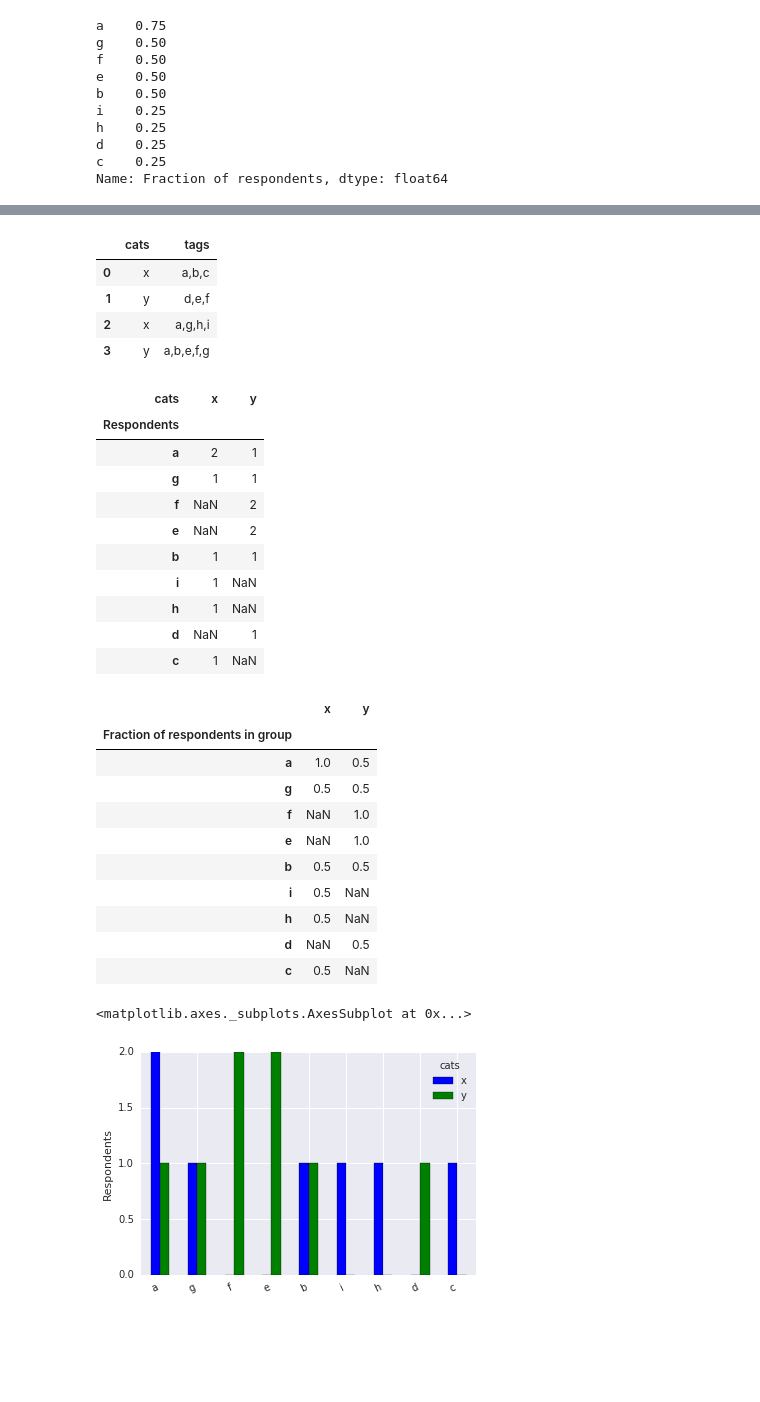
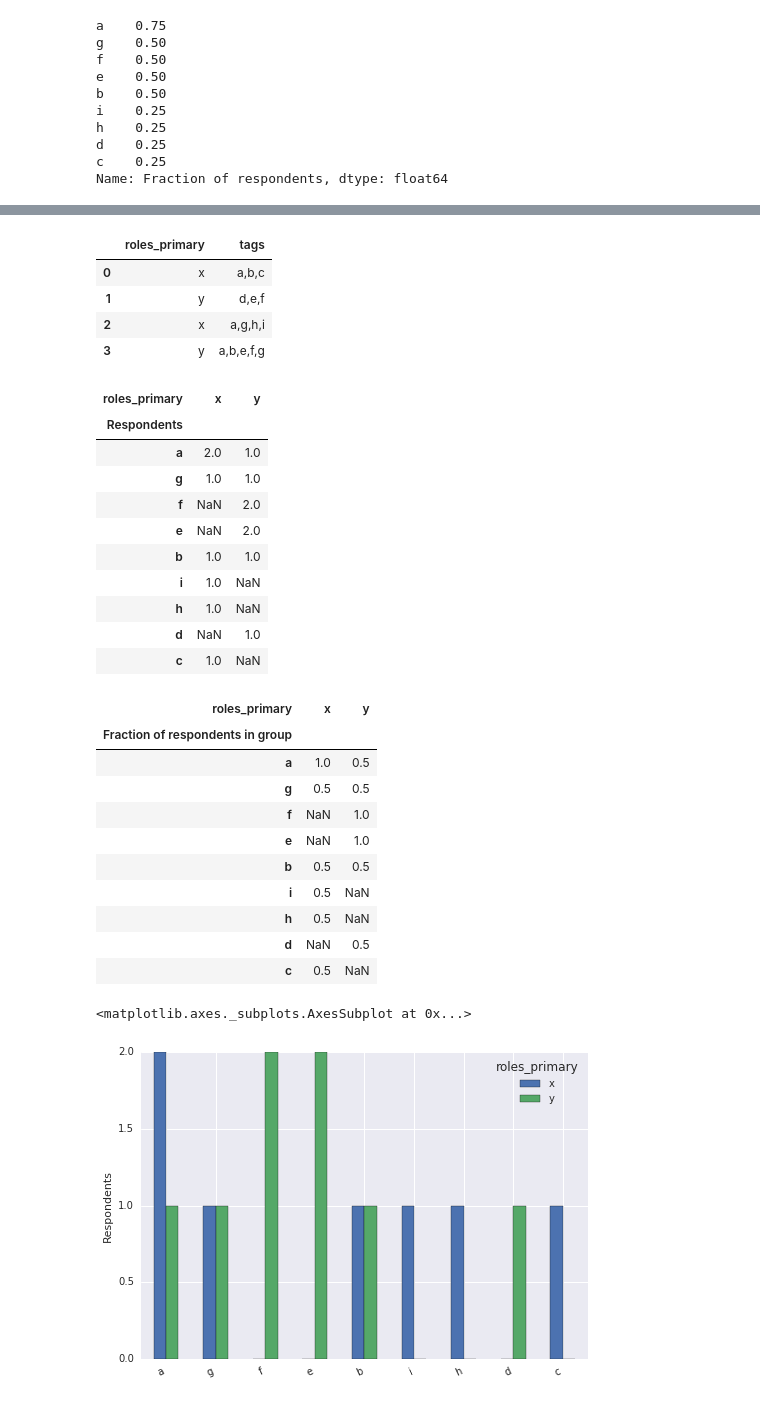
Before and after one commit to jupyter/design, a Jupyter notebook: surveys/2015-notebook-ux/analysis/5_utils.ipynb, the cells around one changed output, grey strips where cells are left out. Drawn from its saved outputs; the diff is of its cells as text; code cells hidden in the pictures; blank space fills up the shorter version.

Commit message:
Plotting refines
* Enable plotting by role
* Fix color palette setup
* Improve plot util test cases

(c) Copyright IBM Corp. 2016

```diff
--- a/surveys/2015-notebook-ux/analysis/5_utils.ipynb
+++ b/surveys/2015-notebook-ux/analysis/5_utils.ipynb
@@ -19,7 +15,7 @@ import glob
 import collections
 from ipywidgets import interact
 # %%
-df = pd.DataFrame({'tags': ['a,b,c', 'd,e,f', 'a,g,h,i', 'a,b,e,f,g'], 'cats': ['x', 'y' , 'x', 'y']})
+df = pd.DataFrame({'tags': ['a,b,c', 'd,e,f', 'a,g,h,i', 'a,b,e,f,g'], 'roles_primary': ['x', 'y', 'x', 'y']})
 # %%
 # <api>
 def count_tags(tag_series, pct=False):
@@ -148,31 +144,31 @@ pd.Series.count_tags_by = count_tags_by
 # <help:count_tags_by>
 df
 # %% [output]
-|  | cats | tags |
+|  | roles_primary | tags |
 | 0 | x | a,b,c |
 | 1 | y | d,e,f |
 | 2 | x | a,g,h,i |
 | 3 | y | a,b,e,f,g |
 # %%
 # <help:count_tags_by>
-df.tags.count_tags_by(df.cats)
+df.tags.count_tags_by(df.roles_primary)
 # %% [output]
-| cats | x | y |
+| roles_primary | x | y |
 | Respondents |  |  |
-| a | 2 | 1 |
-| g | 1 | 1 |
-| f | NaN | 2 |
-| e | NaN | 2 |
-| b | 1 | 1 |
-| i | 1 | NaN |
-| h | 1 | NaN |
-| d | NaN | 1 |
-| c | 1 | NaN |
+| a | 2.0 | 1.0 |
+| g | 1.0 | 1.0 |
+| f | NaN | 2.0 |
+| e | NaN | 2.0 |
+| b | 1.0 | 1.0 |
+| i | 1.0 | NaN |
+| h | 1.0 | NaN |
+| d | NaN | 1.0 |
+| c | 1.0 | NaN |
 # %%
 # <help:count_tags_by>
-df.tags.count_tags_by(df.cats, pct=True)
+df.tags.count_tags_by(df.roles_primary, pct=True)
 # %% [output]
-|  | x | y |
+| roles_primary | x | y |
 | Fraction of respondents in group |  |  |
 | a | 1.0 | 0.5 |
 | g | 0.5 | 0.5 |
@@ -213,10 +209,10 @@ def plot_tags_by(grouped_tag_counts, ax=None, order=None):
 pd.DataFrame.plot_tags_by = plot_tags_by
 # %%
 # <help:plot_tags_by>
-df.tags.count_tags_by(df.cats).plot_tags_by()
+df.tags.count_tags_by(df.roles_primary).plot_tags_by()
 # %% [output]
 <matplotlib.axes._subplots.AxesSubplot at 0x...>
-[figure, old version]
+[figure, new version]
 # %%
 # <api>
 group_names = collections.OrderedDict([
```
Also changed, not shown: parts of 9 cells of this notebook, 1 other file.
